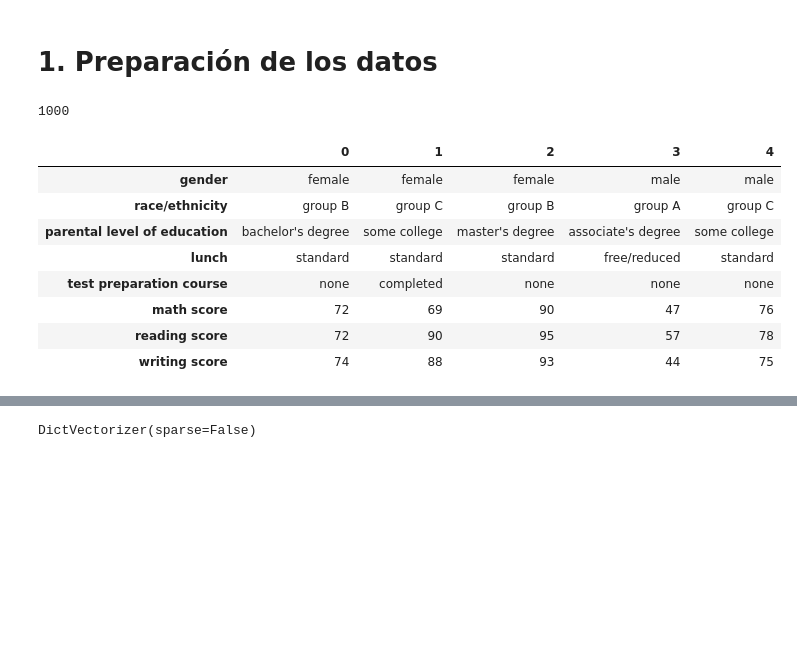
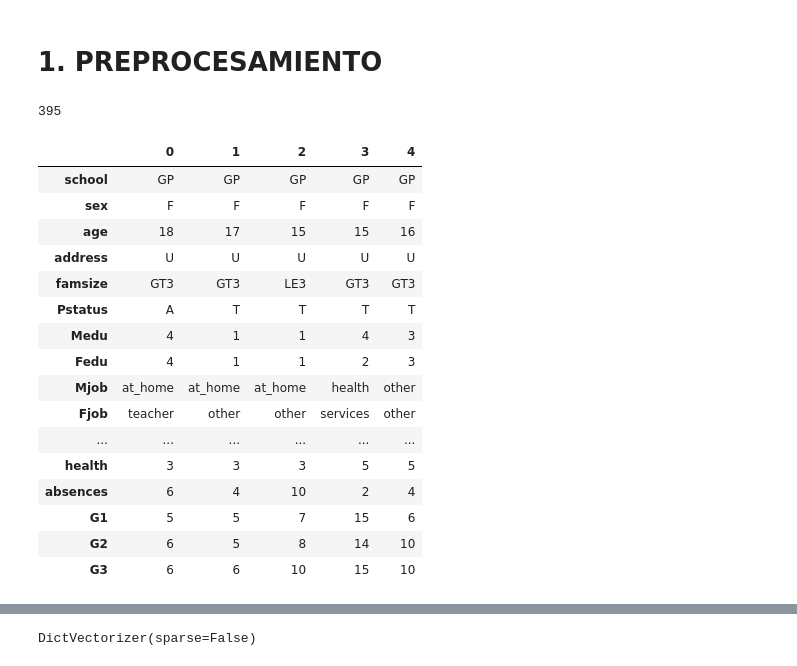
Before and after one commit to juanmartinezdb/StudentsPerformance, a Jupyter notebook: entrenamiento.ipynb, the cells around one changed output, grey strips where cells are left out. Saved outputs shown, nothing was run; the diff lists cells and outputs as text; code cells hidden in the pictures; blank space fills up the shorter version.

```diff
--- a/entrenamiento.ipynb
+++ b/entrenamiento.ipynb
@@ -1,23 +1,31 @@
 # %% [markdown]
-# 1. Preparación de los datos
+# 1. PREPROCESAMIENTO
 # %%
 import pandas as pd
 # %%
 # Cargamos el dataset. Asegúrate de tener el archivo csv en la carpeta correcta
-df = pd.read_csv('datasets/StudentsPerformance.csv')
+df = pd.read_csv('datasets/student-mat.csv', sep=';')
 print(len(df))
 df.head().T
 # %% [output]
-1000
+395
 |  | 0 | 1 | 2 | 3 | 4 |
-| gender | female | female | female | male | male |
-| race/ethnicity | group B | group C | group B | group A | group C |
-| parental level of education | bachelor's degree | some college | master's degree | associate's degree | some college |
-| lunch | standard | standard | standard | free/reduced | standard |
-| test preparation course | none | completed | none | none | none |
-| math score | 72 | 69 | 90 | 47 | 76 |
-| reading score | 72 | 90 | 95 | 57 | 78 |
-| writing score | 74 | 88 | 93 | 44 | 75 |
+| school | GP | GP | GP | GP | GP |
+| sex | F | F | F | F | F |
+| age | 18 | 17 | 15 | 15 | 16 |
+| address | U | U | U | U | U |
+| famsize | GT3 | GT3 | LE3 | GT3 | GT3 |
+| Pstatus | A | T | T | T | T |
+| Medu | 4 | 1 | 1 | 4 | 3 |
+| Fedu | 4 | 1 | 1 | 2 | 3 |
+| Mjob | at_home | at_home | at_home | health | other |
+| Fjob | teacher | other | other | services | other |
+| ... | ... | ... | ... | ... | ... |
+| health | 3 | 3 | 3 | 5 | 5 |
+| absences | 6 | 4 | 10 | 2 | 4 |
+| G1 | 5 | 5 | 7 | 15 | 6 |
+| G2 | 6 | 5 | 8 | 14 | 10 |
+| G3 | 6 | 6 | 10 | 15 | 10 |
 # %%
 df.dtypes
 # %% [output]
```
Also changed, not shown: parts of 38 cells of this notebook, 7 other files.
